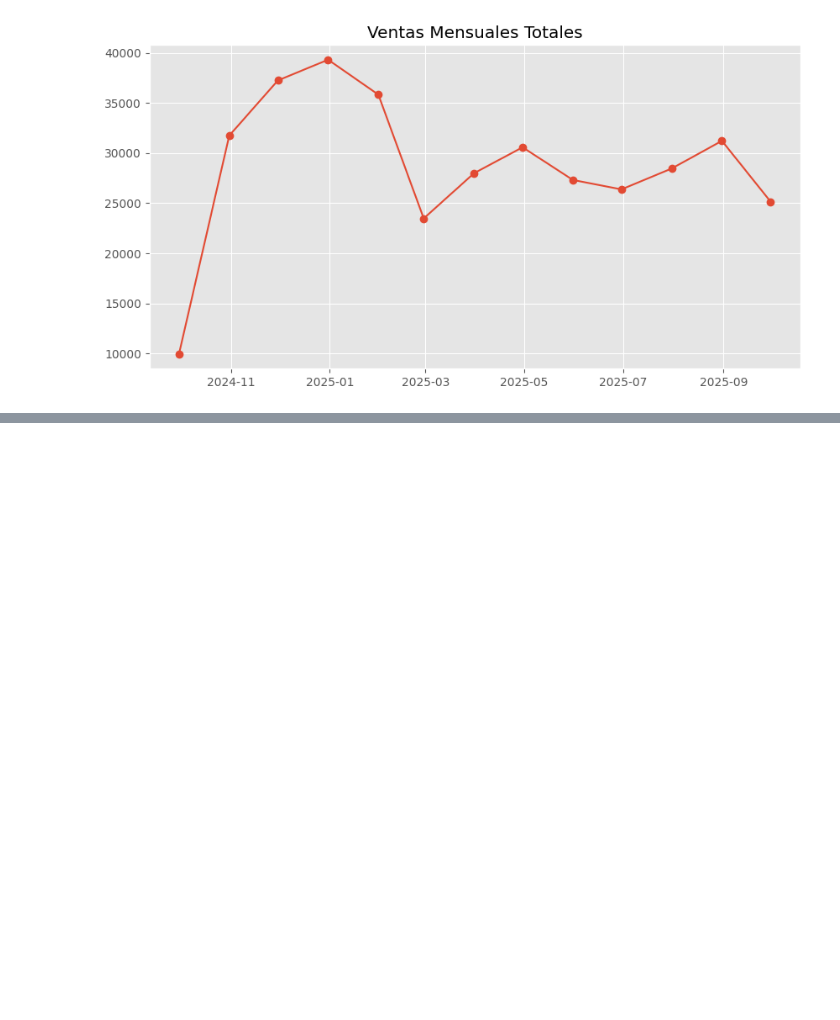
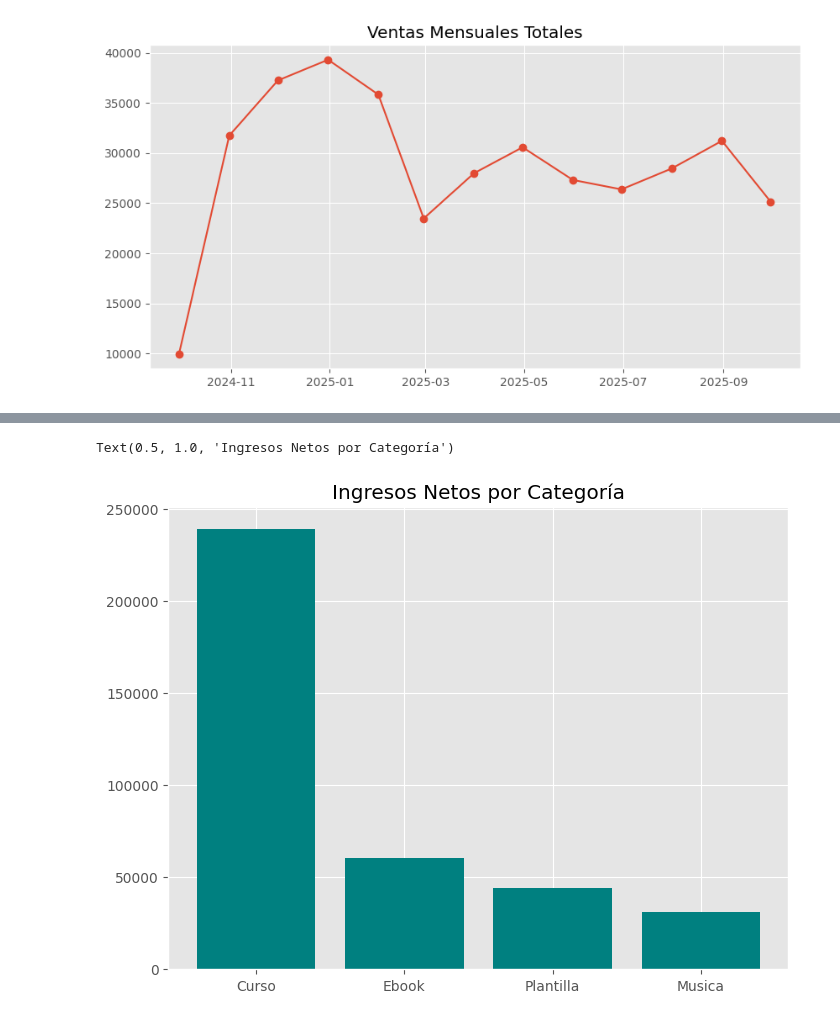
Before and after one commit to NaTHuber/digital-sales-analytics, a Jupyter notebook: code/02_eda.ipynb, the cells around one changed output, grey strips where cells are left out. Saved outputs shown, nothing was run; the diff lists cells and outputs as text; code cells hidden in the pictures; blank space fills up the shorter version.

Commit message:
[add]: Se añade análisis y visualizaciones de ingresos por categoría

```diff
--- a/code/02_eda.ipynb
+++ b/code/02_eda.ipynb
@@ -230,3 +230,7 @@ plt.title('Ventas Mensuales Totales')
 # %% [output]
 Text(0.5, 1.0, 'Ventas Mensuales Totales')
 [figure]
+# %%
+# Categoría que genera más ingresos netos
+category_revenue = data.groupby('category')['net_revenue_usd'].sum().sort_values(ascending=False)
+print("\nIngresos Netos por Categoría:\n", category_revenue)
@@ -232,0 +245,8 @@ Text(0.5, 1.0, 'Ventas Mensuales Totales')
+# %%
+# Visualización de ingresos netos por categoría
+plt.figure(figsize=(8, 6))
+plt.bar(category_revenue.index, category_revenue.values, color='teal')
+plt.title('Ingresos Netos por Categoría')
+# %% [output]
+Text(0.5, 1.0, 'Ingresos Netos por Categoría')
+[figure, added]
```
Also changed, not shown: parts of 1 cell of this notebook.
